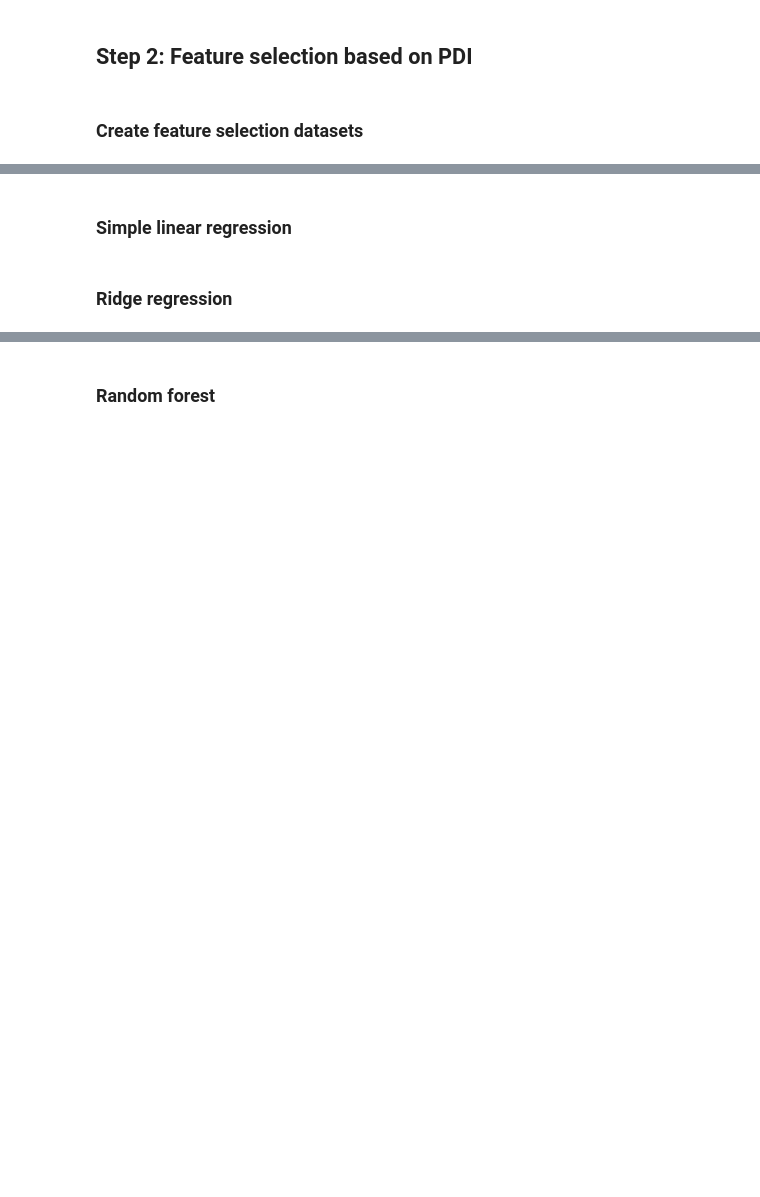
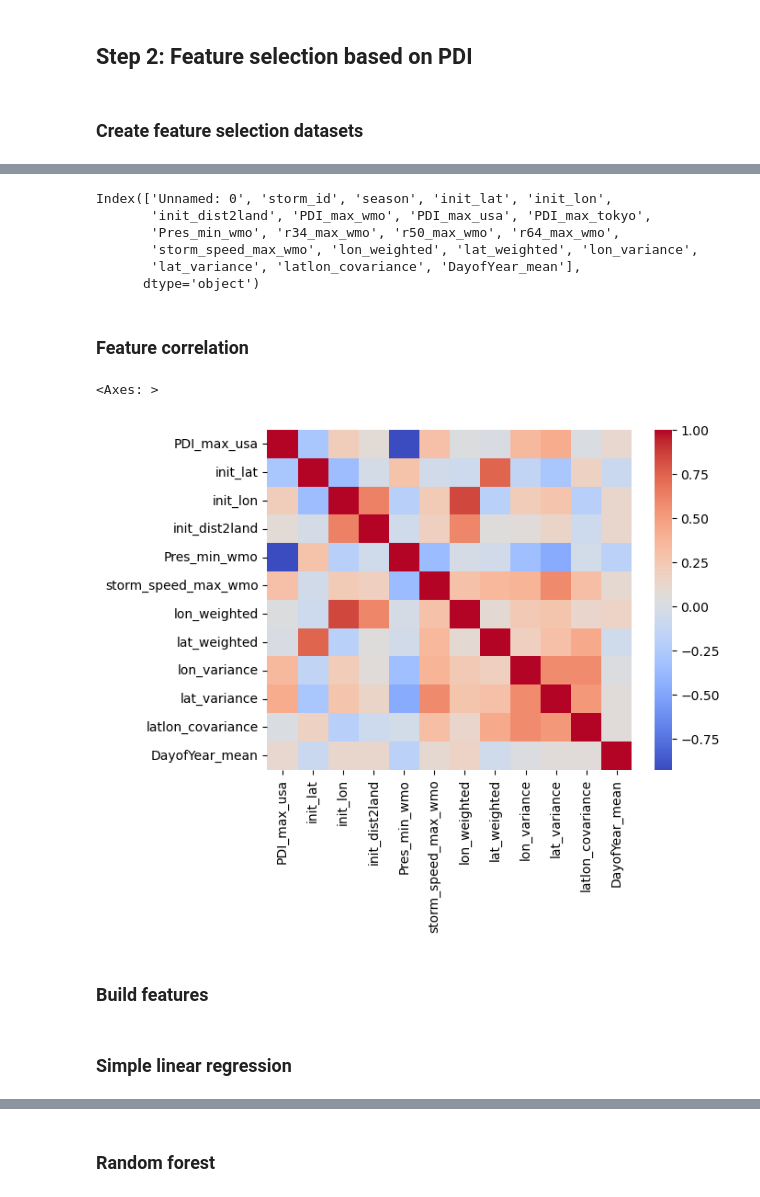
Before and after one commit to catlyu/climate_prediction_project1, a Jupyter notebook: Project1_final_code.ipynb, the cells around one changed output, grey strips where cells are left out. Drawn from its saved outputs; the diff is of its cells as text; code cells hidden in the pictures; blank space fills up the shorter version.

```diff
--- a/Project1_final_code.ipynb
+++ b/Project1_final_code.ipynb
@@ -41,0 +144,4 @@ vars_storms_df = pd.read_csv('Storm_Vars_Storm.csv')
+# %%
+features_df = pd.read_csv('candidate_features.csv')
+features_df.dropna(subset=['PDI_max_usa'],inplace=True)
+features_df
@@ -41,0 +162,27 @@ vars_storms_df = pd.read_csv('Storm_Vars_Storm.csv')
+# %%
+features_df.columns
+# %% [output]
+Index(['Unnamed: 0', 'storm_id', 'season', 'init_lat', 'init_lon',
+       'init_dist2land', 'PDI_max_wmo', 'PDI_max_usa', 'PDI_max_tokyo',
+       'Pres_min_wmo', 'r34_max_wmo', 'r50_max_wmo', 'r64_max_wmo',
+       'storm_speed_max_wmo', 'lon_weighted', 'lat_weighted', 'lon_variance',
+       'lat_variance', 'latlon_covariance', 'DayofYear_mean'],
+      dtype='object')
+# %% [markdown]
+### Feature correlation
+# %%
+columns_used = ['PDI_max_usa', 'init_lat', 'init_lon','init_dist2land', 'Pres_min_wmo', 'storm_speed_max_wmo',
+                'lon_weighted', 'lat_weighted', 'lon_variance','lat_variance', 'latlon_covariance', 'DayofYear_mean']
+# %%
+columns_corr = features_df[columns_used].corr()
+# %%
+sn.heatmap(data = columns_corr, cmap = 'coolwarm')
+# This heatmap shows clear negative correlation with Pres_min_wmo, which is physically intuitive.
+# However, if Pres_min_wmo is from any time in the storm’s lifetime (not only the initial state),
+# it might be tautologically correlated with high final intensity (and thus high PDI)
+# We still want to use min pressure despite of this to in the study of feature importance.
+# %% [output]
+<Axes: >
+[figure, added]
+# %% [markdown]
+### Build features
@@ -42,4 +203,2 @@ vars_storms_df = pd.read_csv('Storm_Vars_Storm.csv')
 # %% [markdown]
 ### Simple linear regression
-# %% [markdown]
-### Ridge regression
```
Also changed, not shown: parts of 22 cells of this notebook, 2 other files.
